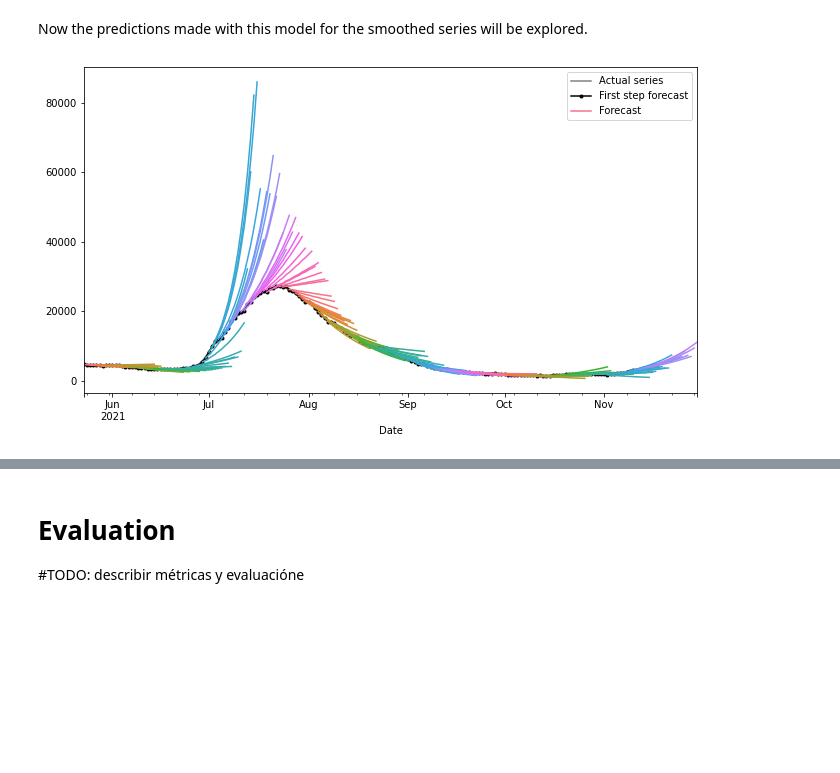
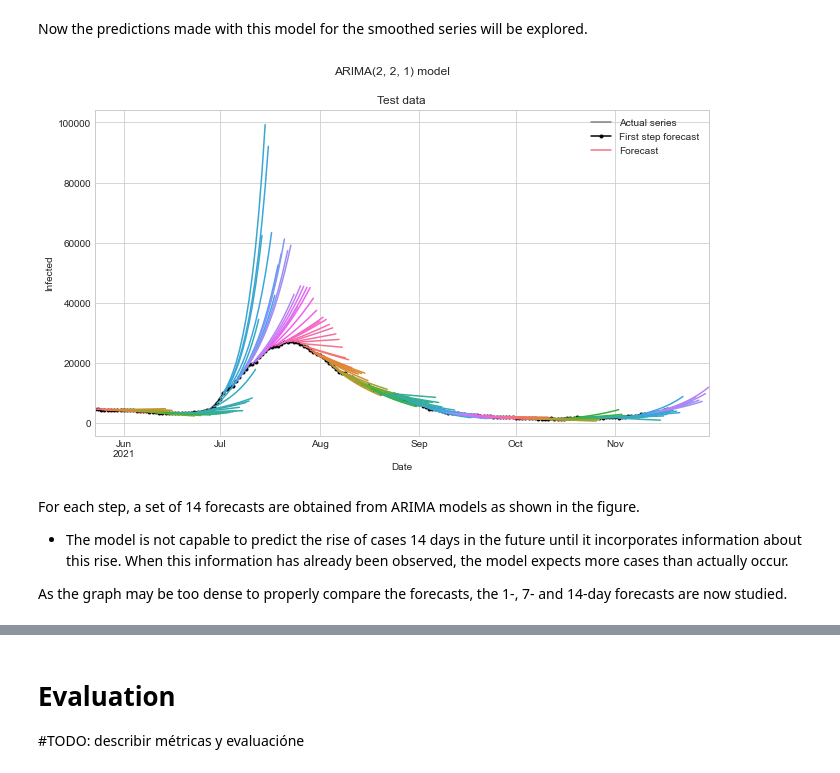
Before and after one commit to marialonsogar/COVID-Dynamics-Model-Comparison, a Jupyter notebook: modeling/ARIMA-COVID-Spain.ipynb, the cells around one changed output, grey strips where cells are left out. Cells and saved outputs as stored; diff of their text form; code cells hidden in the pictures; blank space fills up the shorter version.

```diff
--- a/modeling/ARIMA-COVID-Spain.ipynb
+++ b/modeling/ARIMA-COVID-Spain.ipynb
@@ -9,34 +9,26 @@ As this procedure allows the introduction of seasonal patterns, it will be appli
 # %% [markdown]
 # Setup
 # %%
+# data handling
 import pandas as pd
 import numpy as np
 
-import plotly.express as px
-import plotly.graph_objects as go
+# visualizations
 import matplotlib.pyplot as plt
-import seaborn as sns
+plt.style.use('seaborn-whitegrid')
 %matplotlib inline
-from matplotlib import pyplot as plt
-
-import ipywidgets as widgets
 
 # modeling
-from statsmodels.graphics.tsaplots import plot_acf, plot_pacf
-from statsmodels.tsa.arima.model import ARIMA
 from statsmodels.tsa.statespace.sarimax import SARIMAX
 import pmdarima as pm
-from pmdarima.datasets import load_lynx
-from pmdarima.arima.utils import ndiffs, nsdiffs
 from pmdarima.model_selection import train_test_split
 
+# import functions from utils
 from utils import *
-
-# path handling
-from pathlib import Path
 
 # filter warnings
 import warnings
 warnings.filterwarnings("ignore")
 
+# set seed to replicate results
 seed=123
@@ -434,7 +453,7 @@ order=(2, 1, 1) and seasonal_order=(2, 0, 1, 7), as stated above.
 class SARIMA:
 
     def __init__(self, data, steps_ahead=14,
-                order=(2, 1, 1), seasonal_order=(2, 0, 1, 7), metrics=metrics):
+                order=(1, 1, 3), seasonal_order=(1, 0, 2, 7), metrics=metrics):
         self.steps_ahead = steps_ahead
         self.order = order
         self.seasonal_order = seasonal_order
@@ -968,7 +1120,7 @@ The best model found is ARIMA(3, 1, 4)x(0, 0, 0, 0), this is:
 The residuals diagnostic concludes that the model captures all the non random patterns in data.
 # %%
 # forecasting
-arima = SARIMA(log_df_ma, order=(3, 1, 4), seasonal_order=(0, 0, 0, 0))
+arima = SARIMA(log_df_ma, order=(2, 2, 1), seasonal_order=(0, 0, 0, 0))
 forecasts, forecasts_ci, baseline = arima.predict_windows(verbose=False)
 arima.plot_windows()
 # %% [output]
@@ -985,13 +1137,27 @@ upper_ci = pd.DataFrame(forecasts_ci[:,:,1], columns=[f'ci_upper_step_{i}' for i
 # %%
 palette = dict(palette='husl', n_colors=64)
 fig, ax1 = plt.subplots(1, 1, figsize=(11, 6))
 ax1 = test_ma[:-arima.steps_ahead+1].plot(color='grey', zorder=0, ax=ax1)
 y_fit['y_step_1'].plot(ax=ax1, color='k', style='.-', legend='First Forecast')
 plot_multistep(y_fit, ax=ax1, palette_kwargs=palette)
 _ = ax1.legend(['Actual series', 'First step forecast', 'Forecast'])
+
+# set title
+ax1.set_title('Test data')
+fig.suptitle(f'ARIMA{arima.order} model')
+
+# label axes
+ax1.set_xlabel('Date')
+ax1.set_ylabel('Infected')
+
 plt.show()
 # %% [output]
-[figure, old version]
+[figure, new version]
+# %% [markdown]
+For each step, a set of 14 forecasts are obtained from ARIMA models as shown in the figure.
+- The model is not capable to predict the rise of cases 14 days in the future until it incorporates information about this rise. When this information has already been observed, the model expects more cases than actually occur.
+
+As the graph may be too dense to properly compare the forecasts, the 1-, 7- and 14-day forecasts are now studied.
 # %%
 for step in [1, 7, 14]:
     compare_forecasts_at_step(step, test_series=test_ma)
```
Also changed, not shown: parts of 101 cells of this notebook, 3 other files.
